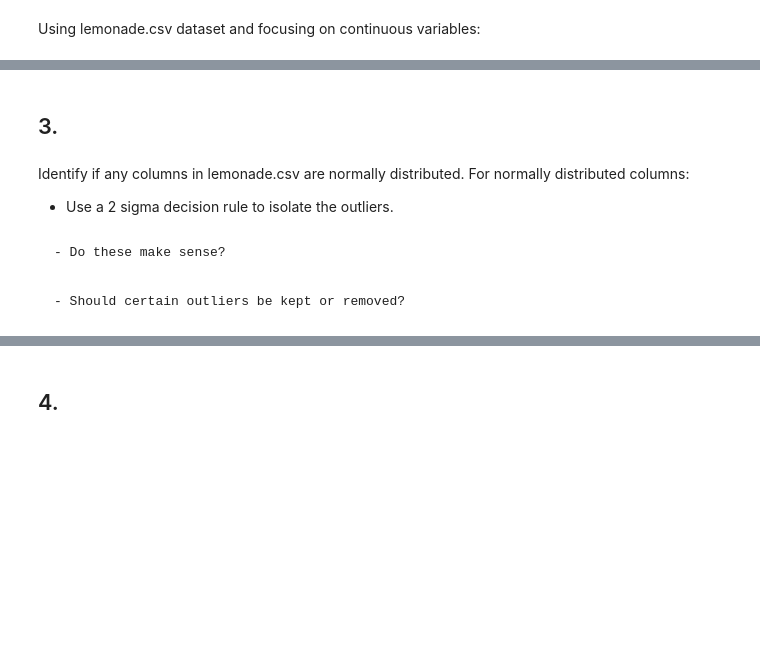
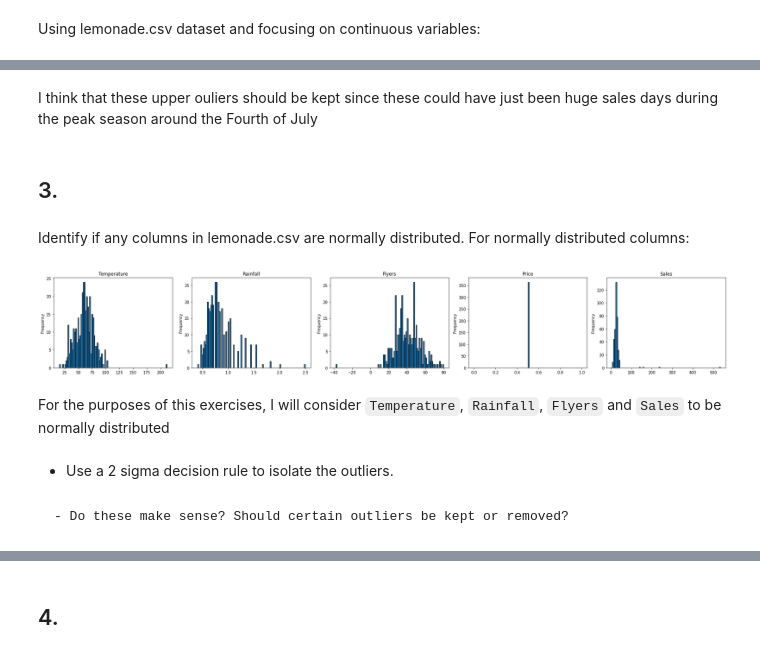
Before and after one commit to adam-talbot/anomaly-detection-exercises, a Jupyter notebook: continuous_probabilistic_methods.ipynb, the cells around one changed output, grey strips where cells are left out. Drawn from its saved outputs; the diff is of its cells as text; code cells hidden in the pictures; blank space fills up the shorter version.

Commit message:
finished exercises

```diff
--- a/continuous_probabilistic_methods.ipynb
+++ b/continuous_probabilistic_methods.ipynb
@@ -35,6 +210,16 @@ Using lemonade.csv dataset and focusing on continuous variables:
+# %% [markdown]
+I think that these upper ouliers should be kept since these could have just been huge sales days during the peak season around the Fourth of July
 # %% [markdown]
 ## 3.
-# %% [markdown]
-Identify if any columns in lemonade.csv are normally distributed. For normally distributed columns:
-
-- Use a 2 sigma decision rule to isolate the outliers.
+# %% [markdown]
+Identify if any columns in lemonade.csv are normally distributed. For normally distributed columns:
+# %%
+fig, axs = plt.subplots(1, 5, sharey=False, figsize=(25, 4))
+axe = axs.ravel()
+for i, c in enumerate(num_cols):
+    df[c].plot.hist(ax=axe[i],title=c, ec='black', bins=100)
+    plt.tight_layout()
+# %% [output]
+[figure, added]
+# %% [markdown]
+For the purposes of this exercises, I will consider `Temperature`, `Rainfall`, `Flyers` and `Sales` to be normally distributed
@@ -41,4 +231,4 @@ Identify if any columns in lemonade.csv are normally distributed. For normally d
+# %% [markdown]
+- Use a 2 sigma decision rule to isolate the outliers.
 # %% [markdown]
-    - Do these make sense?
+    - Do these make sense? Should certain outliers be kept or removed?
-# %% [markdown]
-    - Should certain outliers be kept or removed?
```
Also changed, not shown: parts of 60 cells of this notebook.
